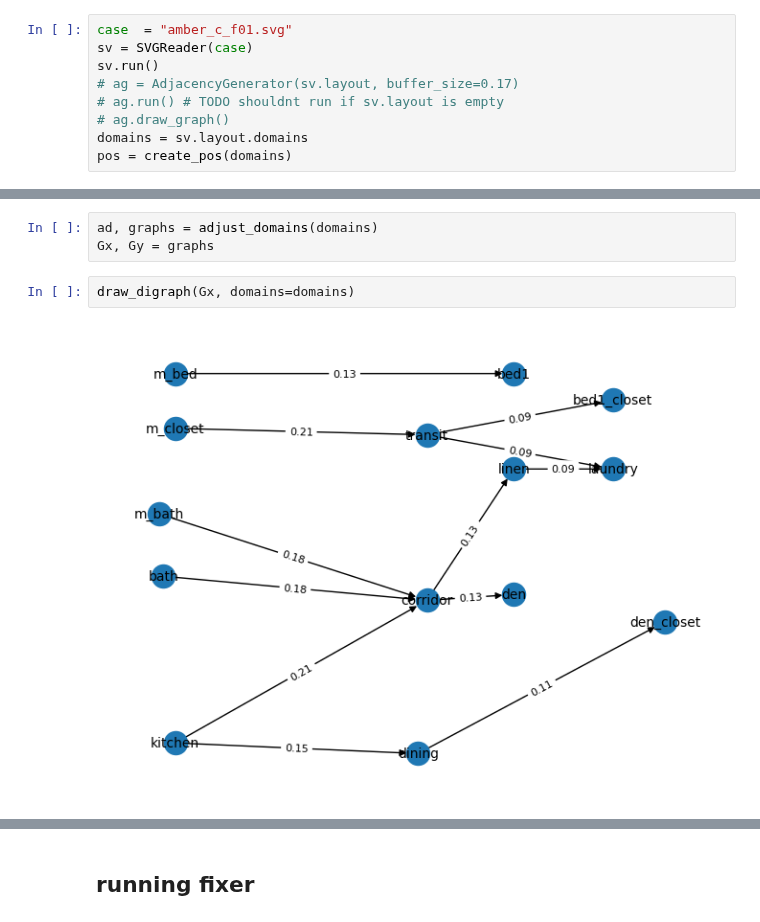
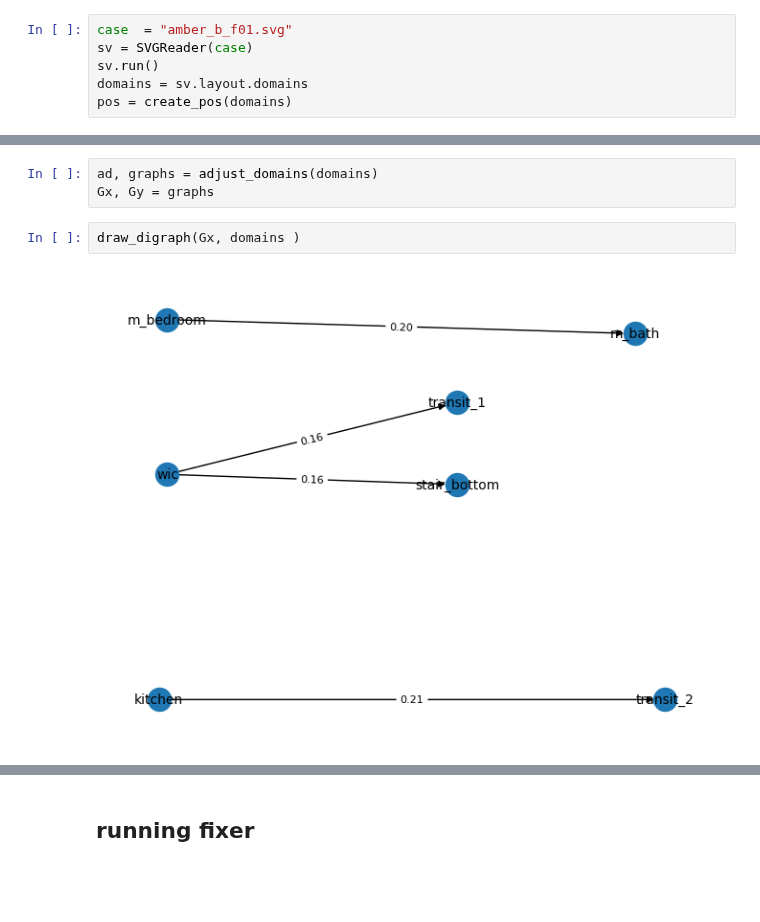
Before and after one commit to juliet29/svg2plan, a Jupyter notebook: _notebooks/stage_2_nbs/t2_scraps.ipynb, the cells around one changed output, grey strips where cells are left out. Drawn from its saved outputs; the diff is of its cells as text; blank space fills up the shorter version.

```diff
--- a/_notebooks/stage_2_nbs/t2_scraps.ipynb
+++ b/_notebooks/stage_2_nbs/t2_scraps.ipynb
@@ -39,10 +33,7 @@ Layout(domains={'bedroom_1': Domain(bedroom_1, x=[0.00-3.22], y=[3.15-5.95]), 'k
 # %%
-case  = "amber_c_f01.svg"
+case  = "amber_b_f01.svg"
 sv = SVGReader(case)
 sv.run()
-# ag = AdjacencyGenerator(sv.layout, buffer_size=0.17)
-# ag.run() # TODO shouldnt run if sv.layout is empty
-# ag.draw_graph()
 domains = sv.layout.domains
 pos = create_pos(domains)
 # %% [output]
@@ -53,6 +44,6 @@ plot_general(sv.layout.domains)
 ad, graphs = adjust_domains(domains)
 Gx, Gy = graphs
 # %%
-draw_digraph(Gx, domains=domains)
+draw_digraph(Gx, domains )
 # %% [output]
-[figure, old version]
+[figure, new version]
```
Also changed, not shown: parts of 25 cells of this notebook, 1 other file.
